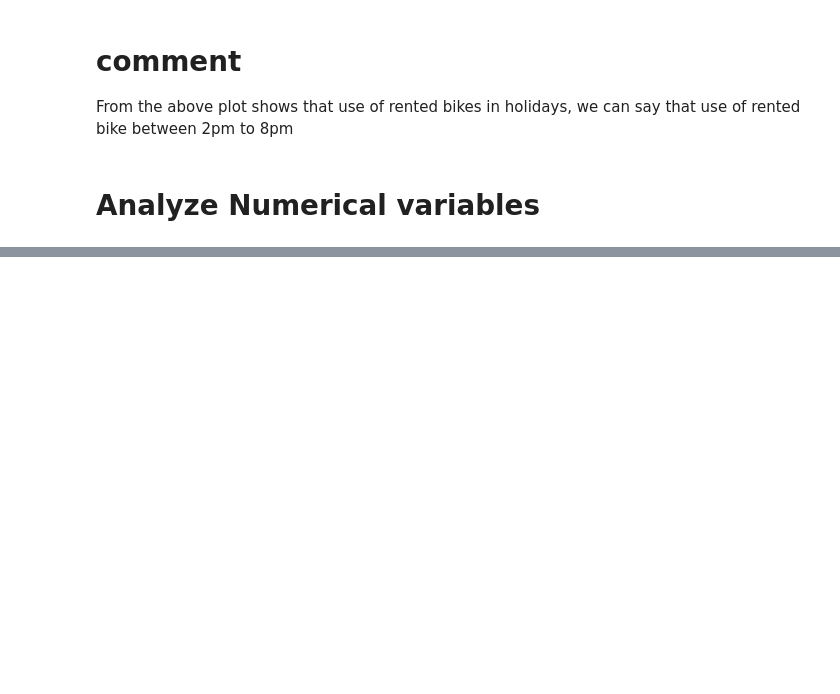
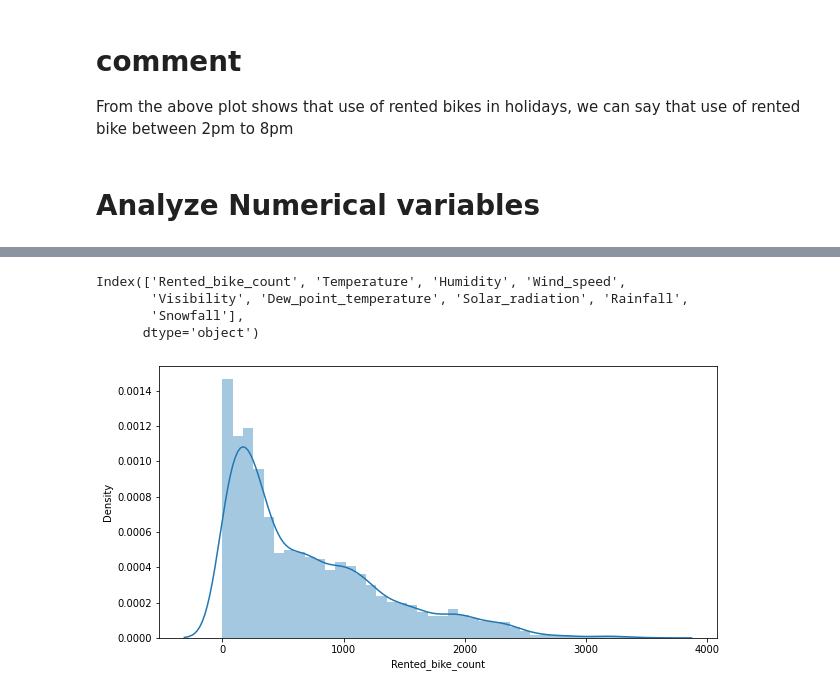
Before and after one commit to Meghanah97/Individual_project_bike_sharing_demand_prediction, a Jupyter notebook: Bike_Sharing_Demand_Prediction_Capstone_Project.ipynb, the cells around one changed output, grey strips where cells are left out. Cells and saved outputs as stored; diff of their text form; code cells hidden in the pictures; blank space fills up the shorter version.

```diff
--- a/Bike_Sharing_Demand_Prediction_Capstone_Project.ipynb
+++ b/Bike_Sharing_Demand_Prediction_Capstone_Project.ipynb
@@ -435,0 +454,14 @@ From the above plot shows that use of rented bikes in holidays, we can say that
+# %%
+Numerical_columns=list(data.select_dtypes(['int64','float']).columns)
+Numerical_features=pd.Index(Numerical_columns)
+Numerical_features
+# %% [output]
+Index(['Rented_bike_count', 'Temperature', 'Humidity', 'Wind_speed',
+       'Visibility', 'Dew_point_temperature', 'Solar_radiation', 'Rainfall',
+       'Snowfall'],
+      dtype='object')
+# %%
+plt.figure(figsize=(10,5))
+sns.distplot(data['Rented_bike_count']);
+# %% [output]
+[figure, added]
```
Also changed, not shown: parts of 33 cells of this notebook.
